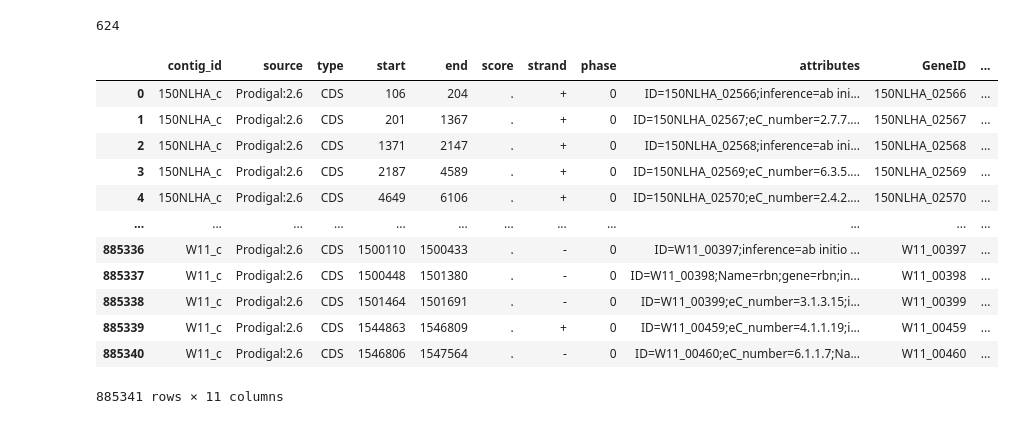
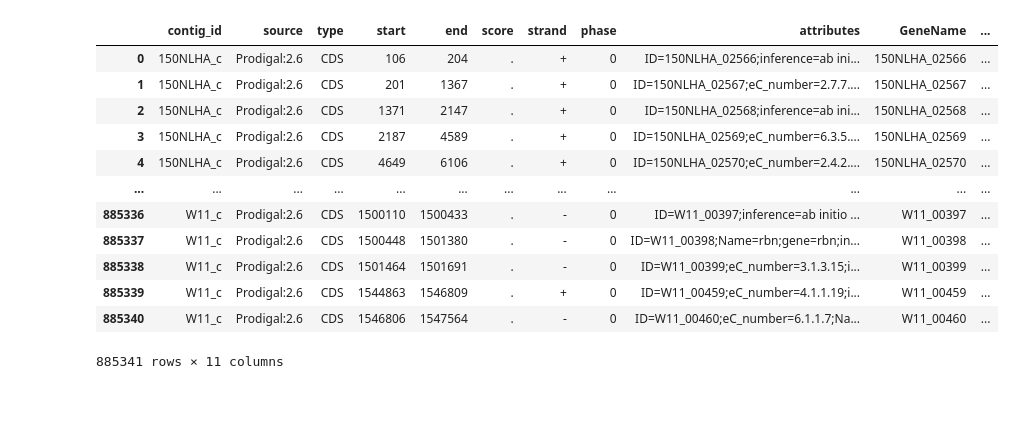
Before and after one commit to Jonahv11/cyano-serralysins, a Jupyter notebook: island-analysis/cycog_neighbors.ipynb, the cells around one changed output. Drawn from its saved outputs; the diff is of its cells as text; code cells hidden in the pictures.

```diff
--- a/island-analysis/cycog_neighbors.ipynb
+++ b/island-analysis/cycog_neighbors.ipynb
@@ -16,39 +18,21 @@ gi_locations_df = pd.read_csv(REF_sqrd, sep='\t')
-# %%
-unique_values = set()
-with open(REF_sqrd, 'r') as file:
-    for line in file:
-        # Split the line by tab to get columns
-        columns = line.strip().split('\t')
-
-        # Check if the line has at least one column and if the first column contains "_c"
-        if len(columns) > 0:
-        # and "_c" in columns[0]:
-            unique_values.add(columns[0])
-
-# Print each unique value
-# for value in unique_values:
-#     print(value)
-print (len(unique_values))
-# %% [output]
-624
 # %%
-gff_df = pd.read_csv(
+raw_gff_df = pd.read_csv(
     '../data/hackl_data/pro-623-allmaps.gff', sep='\t', header=None,
     names=['contig_id', 'source', 'type', 'start', 'end', 'score', 'strand', 'phase', 'attributes']
 )
+# strip out GeneName
+raw_gff_df['GeneName'] = raw_gff_df.attributes.str.split(';', n=1, expand=True)[0].str.strip('ID=')
+# drop gap features
+raw_gff_df = raw_gff_df[raw_gff_df.type != 'gap']
 # down-select to only concatenated contig scaffolds used for genomic island predictions
-gff_df = gff_df[gff_df.contig_id.isin(gi_locations_df.contig_id)]
-# strip out GeneID
-gff_df['GeneID'] = gff_df.attributes.str.split(';', n=1, expand=True)[0].str.strip('ID=')
-# drop gap features
-gff_df = gff_df[gff_df.type != 'gap'].reset_index(drop=True)
+gff_df = raw_gff_df[raw_gff_df.contig_id.isin(gi_locations_df.contig_id)].reset_index(drop=True)
 # determine stranded start of sequence feature
 gff_df['StartNt'] = gff_df['start']
 gff_df.loc[gff_df.strand.eq('-'), 'StartNt'] = gff_df.loc[gff_df.strand.eq('-'), 'end']
 
 gff_df
 # %% [output]
-|  | contig_id | source | type | start | end | score | strand | phase | attributes | GeneID | ... |
+|  | contig_id | source | type | start | end | score | strand | phase | attributes | GeneName | ... |
 | 0 | 150NLHA_c | Prodigal:2.6 | CDS | 106 | 204 | . | + | 0 | ID=150NLHA_02566;inference=ab ini... | 150NLHA_02566 | ... |
 | 1 | 150NLHA_c | Prodigal:2.6 | CDS | 201 | 1367 | . | + | 0 | ID=150NLHA_02567;eC_number=2.7.7.... | 150NLHA_02567 | ... |
 | 2 | 150NLHA_c | Prodigal:2.6 | CDS | 1371 | 2147 | . | + | 0 | ID=150NLHA_02568;inference=ab ini... | 150NLHA_02568 | ... |
```
Also changed, not shown: parts of 24 cells of this notebook.
